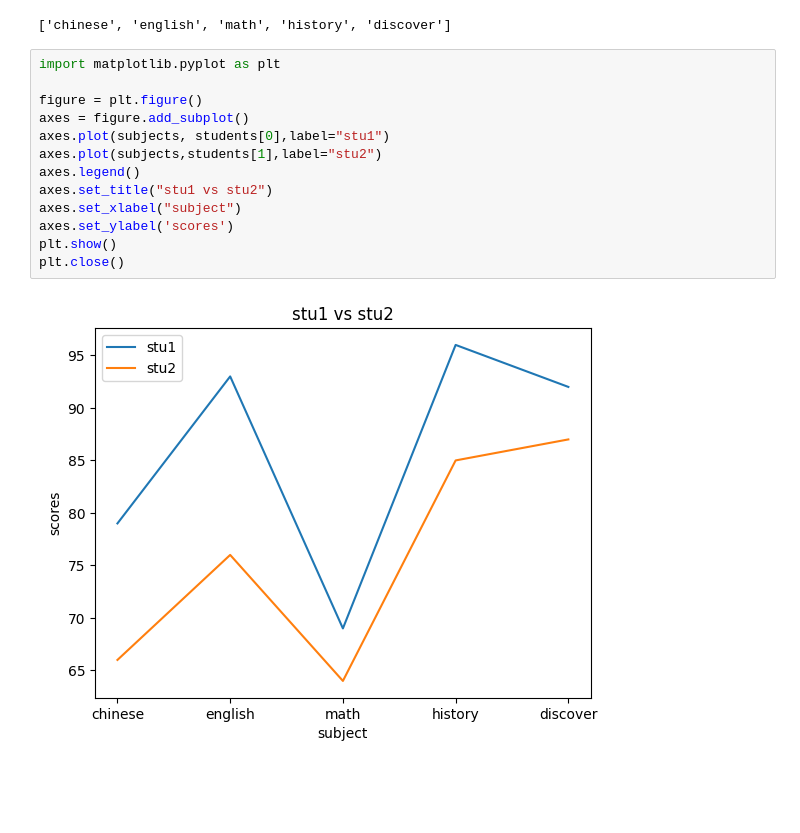
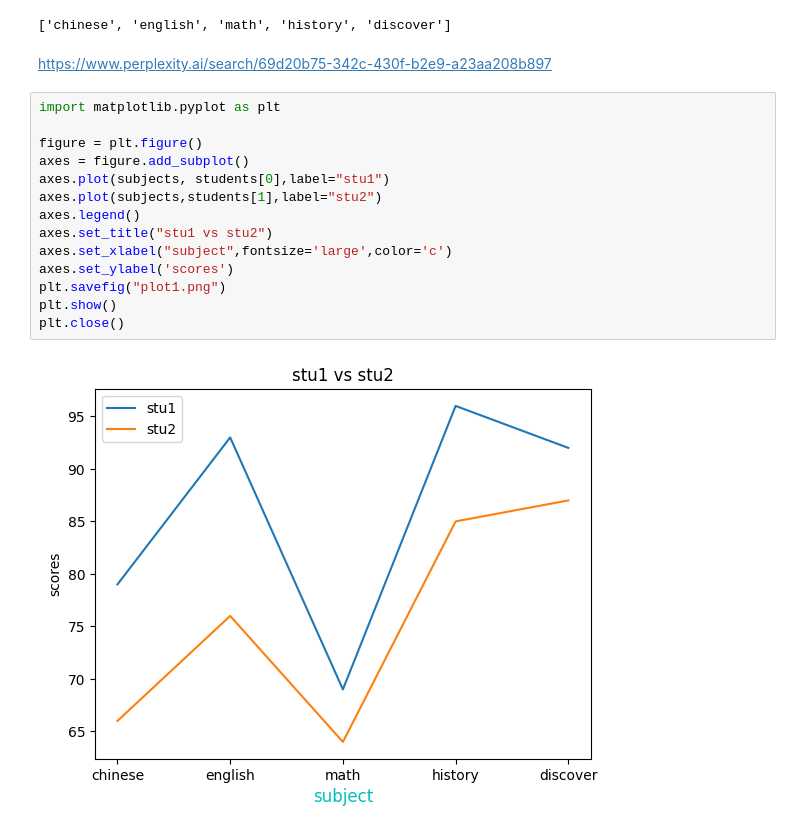
Before and after one commit to roberthsu2003/__2025_05_03_chihlee__, a Jupyter notebook: lesson11/lesson11_2.ipynb, the cells around one changed output. Drawn from its saved outputs; the diff is of its cells as text; blank space fills up the shorter version.

```diff
--- a/lesson11/lesson11_2.ipynb
+++ b/lesson11/lesson11_2.ipynb
@@ -19,18 +19,21 @@ subjects:list[str] = ['chinese', 'english', 'math', 'history', 'discover']
 subjects
 # %% [output]
 ['chinese', 'english', 'math', 'history', 'discover']
+# %% [markdown]
+https://www.perplexity.ai/search/69d20b75-342c-430f-b2e9-a23aa208b897
 # %%
 import matplotlib.pyplot as plt
 
 figure = plt.figure()
 axes = figure.add_subplot()
 axes.plot(subjects, students[0],label="stu1")
 axes.plot(subjects,students[1],label="stu2")
 axes.legend()
 axes.set_title("stu1 vs stu2")
-axes.set_xlabel("subject")
+axes.set_xlabel("subject",fontsize='large',color='c')
 axes.set_ylabel('scores')
+plt.savefig("plot1.png")
 plt.show()
 plt.close()
 # %% [output]
-[figure, old version]
+[figure, new version]
```
Also changed, not shown: parts of 1 cell of this notebook, 1 other file.
